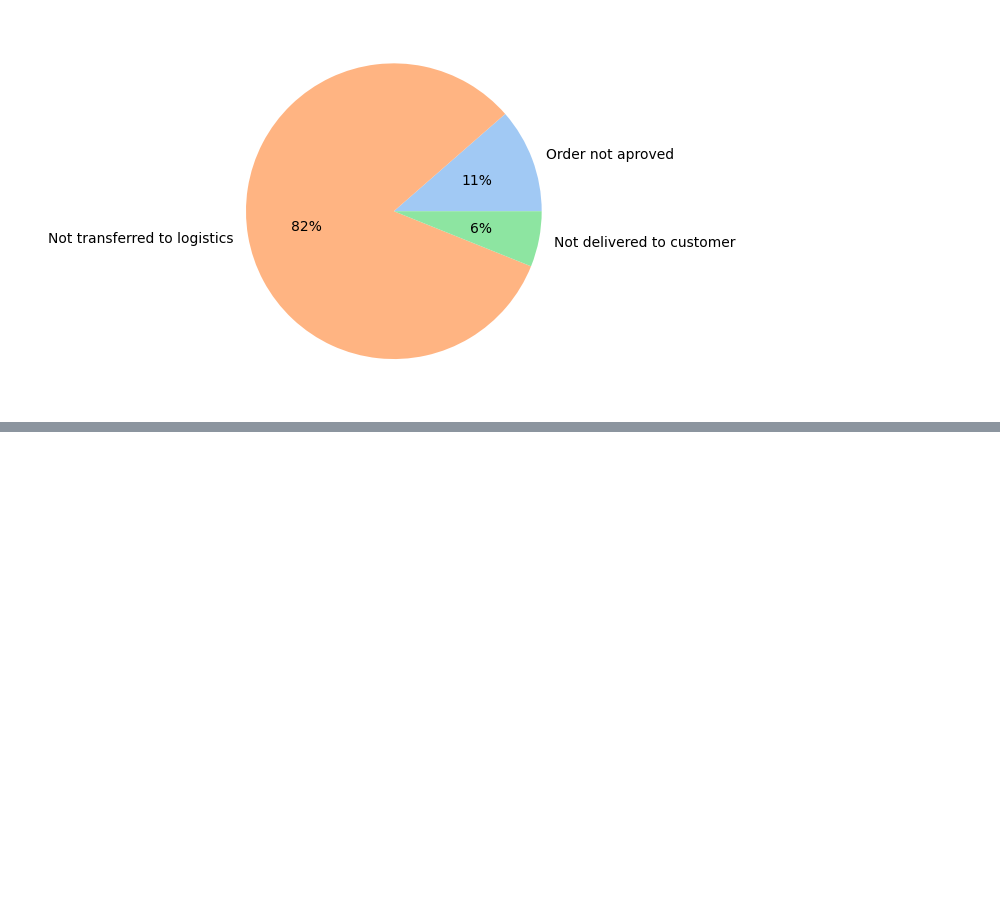
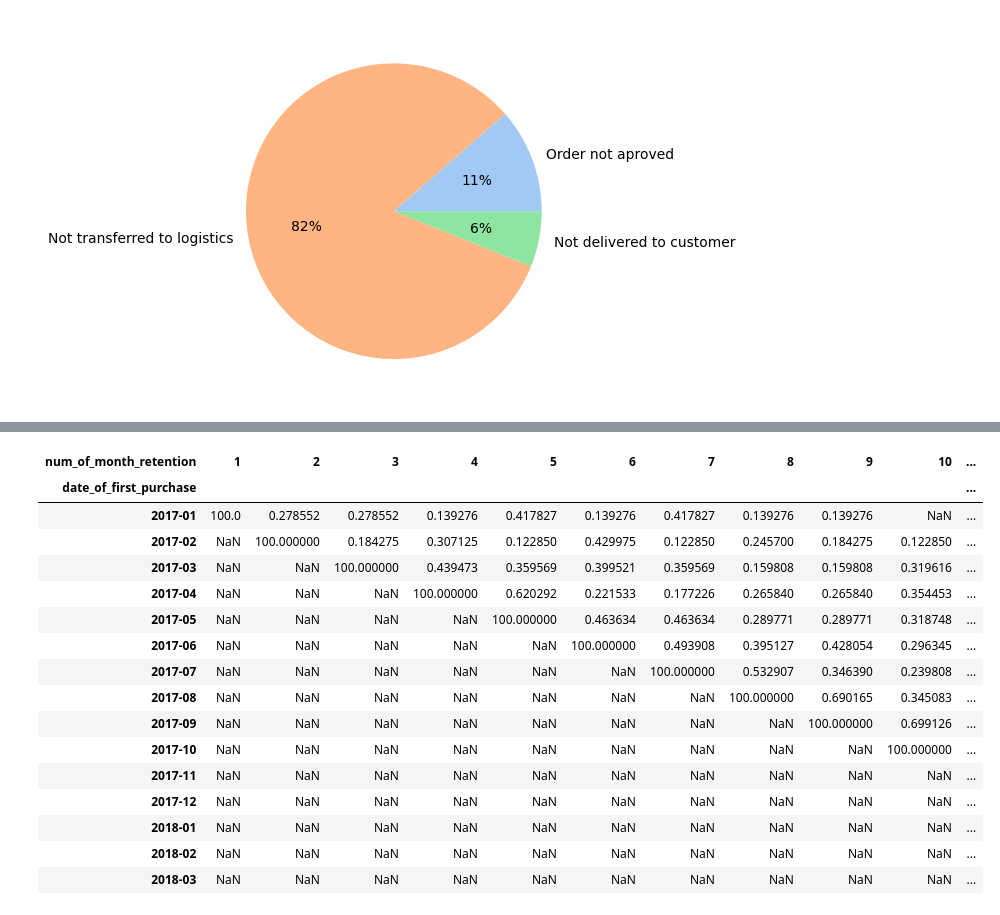
Before and after one commit to Alexandr-Semyagin/e-commerce_project, a Jupyter notebook: E-commerce project.ipynb, the cells around one changed output, grey strips where cells are left out. Saved outputs shown, nothing was run; the diff lists cells and outputs as text; code cells hidden in the pictures; blank space fills up the shorter version.

```diff
--- a/E-commerce project.ipynb
+++ b/E-commerce project.ipynb
@@ -323,0 +524,20 @@ plt.show
+# %%
+pivot_retention
+# %% [output]
+| num_of_month_retention | 1 | 2 | 3 | 4 | 5 | 6 | 7 | 8 | 9 | 10 | ... |
+| date_of_first_purchase |  |  |  |  |  |  |  |  |  |  | ... |
+| 2017-01 | 100.0 | 0.278552 | 0.278552 | 0.139276 | 0.417827 | 0.139276 | 0.417827 | 0.139276 | 0.139276 | NaN | ... |
+| 2017-02 | NaN | 100.000000 | 0.184275 | 0.307125 | 0.122850 | 0.429975 | 0.122850 | 0.245700 | 0.184275 | 0.122850 | ... |
+| 2017-03 | NaN | NaN | 100.000000 | 0.439473 | 0.359569 | 0.399521 | 0.359569 | 0.159808 | 0.159808 | 0.319616 | ... |
+| 2017-04 | NaN | NaN | NaN | 100.000000 | 0.620292 | 0.221533 | 0.177226 | 0.265840 | 0.265840 | 0.354453 | ... |
+| 2017-05 | NaN | NaN | NaN | NaN | 100.000000 | 0.463634 | 0.463634 | 0.289771 | 0.289771 | 0.318748 | ... |
+| 2017-06 | NaN | NaN | NaN | NaN | NaN | 100.000000 | 0.493908 | 0.395127 | 0.428054 | 0.296345 | ... |
+| 2017-07 | NaN | NaN | NaN | NaN | NaN | NaN | 100.000000 | 0.532907 | 0.346390 | 0.239808 | ... |
+| 2017-08 | NaN | NaN | NaN | NaN | NaN | NaN | NaN | 100.000000 | 0.690165 | 0.345083 | ... |
+| 2017-09 | NaN | NaN | NaN | NaN | NaN | NaN | NaN | NaN | 100.000000 | 0.699126 | ... |
+| 2017-10 | NaN | NaN | NaN | NaN | NaN | NaN | NaN | NaN | NaN | 100.000000 | ... |
+| 2017-11 | NaN | NaN | NaN | NaN | NaN | NaN | NaN | NaN | NaN | NaN | ... |
+| 2017-12 | NaN | NaN | NaN | NaN | NaN | NaN | NaN | NaN | NaN | NaN | ... |
+| 2018-01 | NaN | NaN | NaN | NaN | NaN | NaN | NaN | NaN | NaN | NaN | ... |
+| 2018-02 | NaN | NaN | NaN | NaN | NaN | NaN | NaN | NaN | NaN | NaN | ... |
+| 2018-03 | NaN | NaN | NaN | NaN | NaN | NaN | NaN | NaN | NaN | NaN | ... |
```
Also changed, not shown: parts of 74 cells of this notebook.
